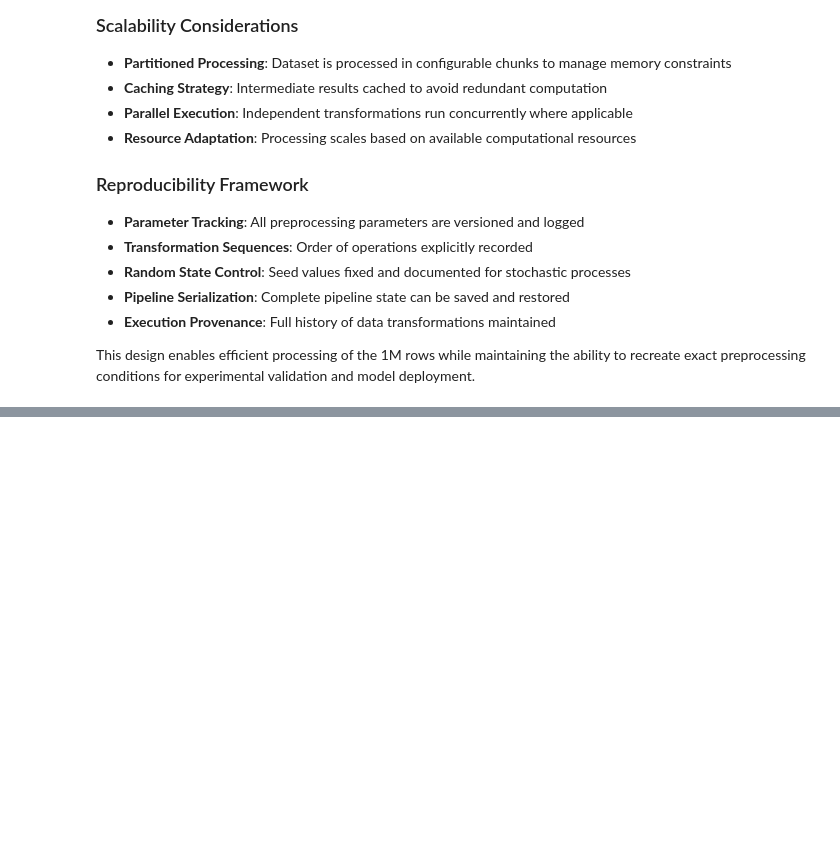
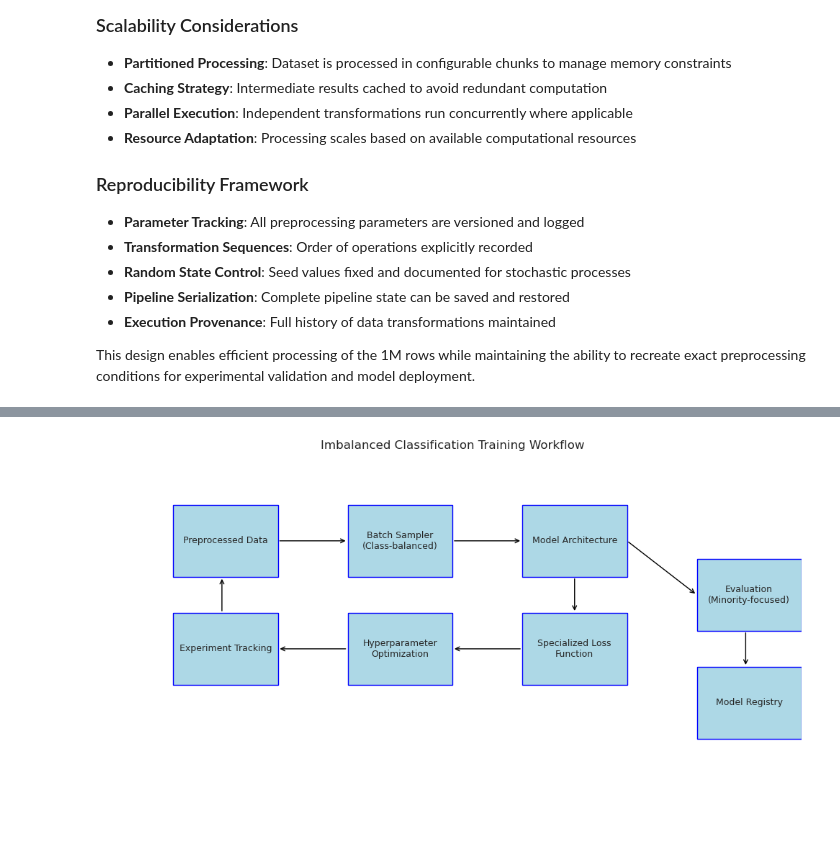
Before and after one commit to iTrauco/data-science-sad, a Jupyter notebook: notebooks/Imbalanced_Classification_Deep_Learning_System_Analysis_And_Design_Proposal.ipynb.ipynb, the cells around one changed output, grey strips where cells are left out. Cells and saved outputs as stored; diff of their text form; code cells hidden in the pictures; blank space fills up the shorter version.

Commit message:
feat: section 3 model development framework complete, validated, added to scenario 01 notebook

```diff
--- a/notebooks/Imbalanced_Classification_Deep_Learning_System_Analysis_And_Design_Proposal.ipynb.ipynb
+++ b/notebooks/Imbalanced_Classification_Deep_Learning_System_Analysis_And_Design_Proposal.ipynb.ipynb
@@ -335,0 +373,60 @@ This design enables efficient processing of the 1M rows while maintaining the ab
+# %%
+import matplotlib.pyplot as plt
+import matplotlib.patches as patches
+
+# Create a figure for the training workflow diagram
+fig, ax = plt.subplots(figsize=(10, 6))
+
+# Define components and their positions
+components = [
+    {"name": "Preprocessed Data", "position": [0.1, 0.7, 0.15, 0.2]},
+    {"name": "Batch Sampler\n(Class-balanced)", "position": [0.35, 0.7, 0.15, 0.2]},
+    {"name": "Model Architecture", "position": [0.6, 0.7, 0.15, 0.2]},
+    {"name": "Specialized Loss\nFunction", "position": [0.6, 0.4, 0.15, 0.2]},
+    {"name": "Evaluation\n(Minority-focused)", "position": [0.85, 0.55, 0.15, 0.2]},
+    {"name": "Hyperparameter\nOptimization", "position": [0.35, 0.4, 0.15, 0.2]},
+    {"name": "Experiment Tracking", "position": [0.1, 0.4, 0.15, 0.2]},
+    {"name": "Model Registry", "position": [0.85, 0.25, 0.15, 0.2]},
+]
+
+# Draw each component
+for comp in components:
+    x, y, w, h = comp["position"]
+    rect = patches.Rectangle((x, y), w, h, linewidth=1, edgecolor='blue', facecolor='lightblue')
+    ax.add_patch(rect)
+    ax.text(x + w/2, y + h/2, comp["name"], ha='center', va='center', fontsize=9)
+
+# Draw straight arrows
+arrows = [
+    {"start": [0.25, 0.8], "end": [0.35, 0.8]},   # Data to Sampler
+    {"start": [0.5, 0.8], "end": [0.6, 0.8]},     # Sampler to Model
+    {"start": [0.75, 0.8], "end": [0.85, 0.65]},  # Model to Evaluation
+    {"start": [0.675, 0.7], "end": [0.675, 0.6]}, # Model to Loss
+    {"start": [0.6, 0.5], "end": [0.5, 0.5]},     # Loss to Hyperparameter
+    {"start": [0.35, 0.5], "end": [0.25, 0.5]},   # Hyperparameter to Tracking
+
+    # FIXED: Experiment Tracking to Preprocessed Data (direct line)
+    {"start": [0.17, 0.6], "end": [0.17, 0.7]},   # Tracking directly up to Data
+
+    # FIXED: Evaluation to Model Registry (direct vertical connection)
+    {"start": [0.92, 0.55], "end": [0.92, 0.45]}, # Evaluation to Registry (center-aligned)
+]
+
+# Draw arrows
+for arrow in arrows:
+    ax.annotate(
+        '', xy=arrow["end"], xytext=arrow["start"],
+        arrowprops=dict(arrowstyle='->', color='black')
+    )
+
+# Add title
+plt.title('Imbalanced Classification Training Workflow', fontsize=12, pad=20)
+
+# Clean up the plot
+ax.set_xlim(0, 1)
+ax.set_ylim(0, 1)
+ax.axis('off')
+plt.tight_layout(rect=[0, 0, 1, 0.95])
+plt.show()
+# %% [output]
+[figure, added]
```
Also changed, not shown: parts of 3 cells of this notebook.
